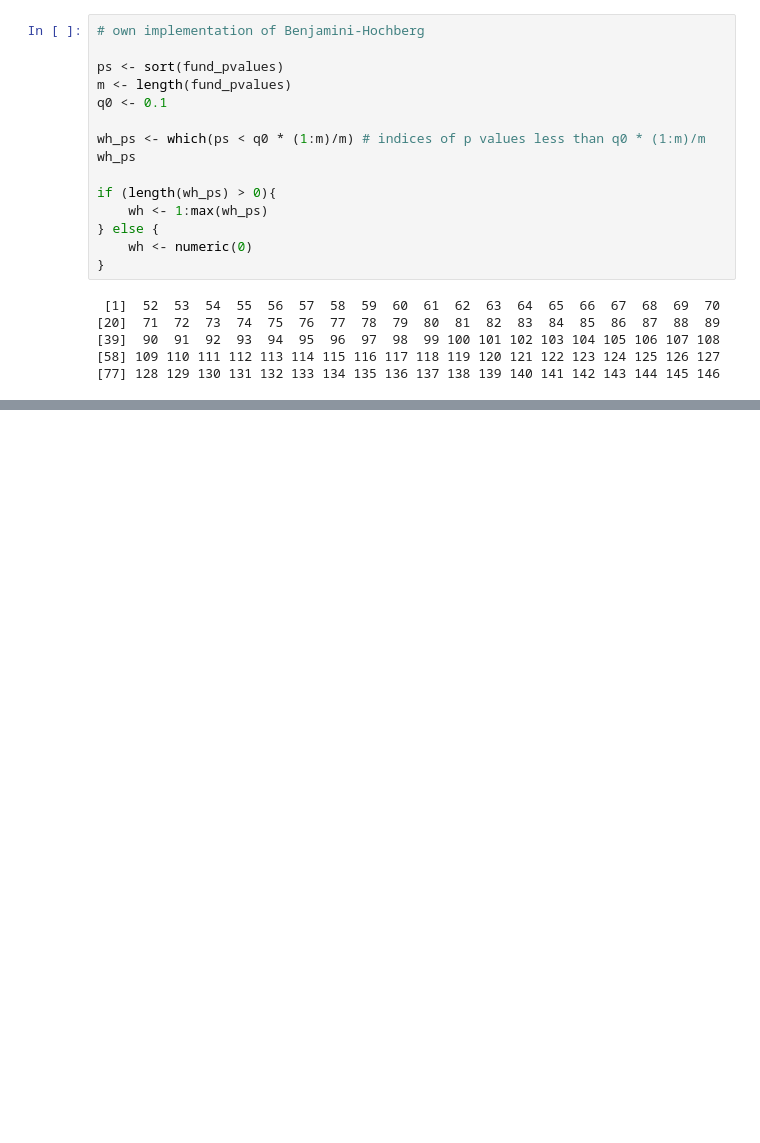
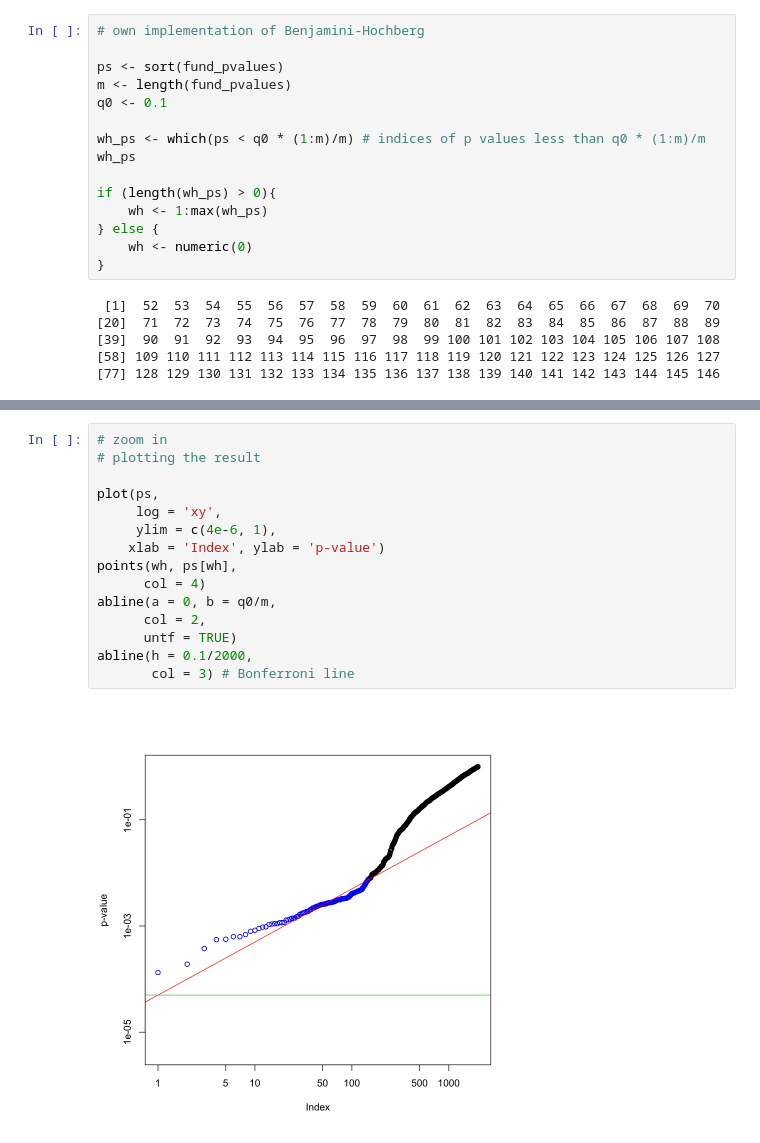
Before and after one commit to felixm3/coursework-workshops-bootcamps-lectures-etc, a Jupyter notebook: ISLR-v2/220612_R_Cap13_Multiple_Testing.ipynb, the cells around one changed output, grey strips where cells are left out. Drawn from its saved outputs; the diff is of its cells as text; blank space fills up the shorter version.

```diff
--- a/ISLR-v2/220612_R_Cap13_Multiple_Testing.ipynb
+++ b/ISLR-v2/220612_R_Cap13_Multiple_Testing.ipynb
@@ -212,0 +226,17 @@ if (length(wh_ps) > 0){
+# %%
+# zoom in
+# plotting the result
+
+plot(ps,
+     log = 'xy',
+     ylim = c(4e-6, 1),
+    xlab = 'Index', ylab = 'p-value')
+points(wh, ps[wh],
+      col = 4)
+abline(a = 0, b = q0/m,
+      col = 2,
+      untf = TRUE)
+abline(h = 0.1/2000,
+       col = 3) # Bonferroni line
+# %% [output]
+[figure, added]
```
Also changed, not shown: parts of 4 cells of this notebook.
